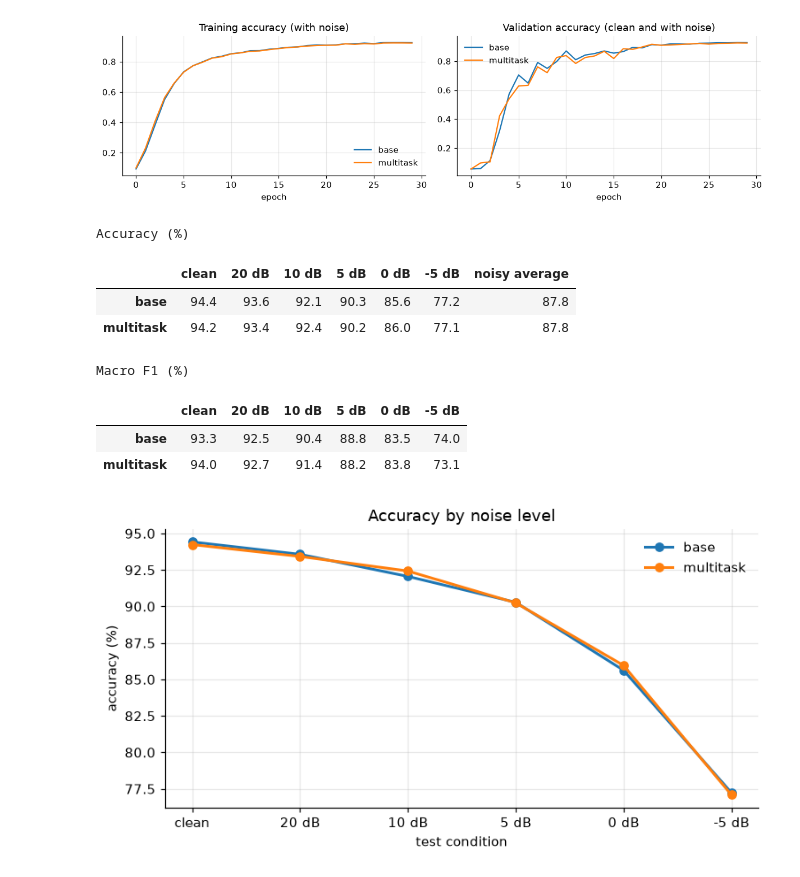
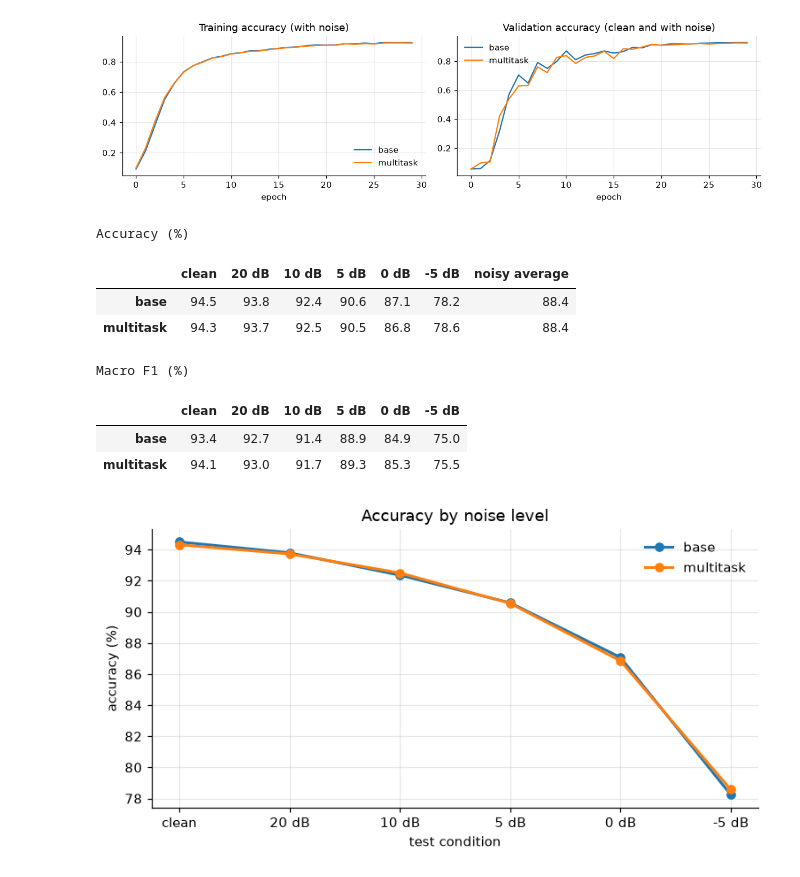
Before and after one commit to Facundo-Barbera/comandos-de-voz-es, a Jupyter notebook: notebooks/02_model_and_results.ipynb, the cells around one changed output. Saved outputs shown, nothing was run; the diff lists cells and outputs as text; code cells hidden in the pictures.

```diff
--- a/notebooks/02_model_and_results.ipynb
+++ b/notebooks/02_model_and_results.ipynb
@@ -62,7 +61,7 @@ logmel = LogMel(name="logmel")
 logmel.adapt(x_train[y_train != SILENCE][:6000])
 
 rng = np.random.default_rng(1)
-one_noise = banks["train"].sample(1, rng)
+one_noise = random_noise(noise["train"], 1, rng)
 fig, axes = plt.subplots(1, 4, figsize=(13, 2.6))
 for ax, snr in zip(axes, [None, 10, 0, -5]):
     audio = x_train[example:example + 1]
@@ -112,27 +114,27 @@ plt.show()
 # %% [output]
 [figure]
 # %%
-x_eval = test_sets(x_test, banks["test"])
+x_eval = test_sets(x_test, noise["test"])
 predictions = {name: {condition: predict_labels(model, audio) for condition, audio in x_eval.items()}
                for name, model in models.items()}
 
 accuracy = accuracy_table(predictions, y_test)
 f1 = pd.DataFrame({name: {condition: f1_score(y_test, labels, average="macro") for condition, labels in by_cond.items()}
                    for name, by_cond in predictions.items()}).T
 
 print("Accuracy (%)")
 display(accuracy.round(1))
 print("Macro F1 (%)")
 display((100 * f1).round(1))
 # %% [output]
 Accuracy (%)
 |  | clean | 20 dB | 10 dB | 5 dB | 0 dB | -5 dB | noisy average |
-| base | 94.4 | 93.6 | 92.1 | 90.3 | 85.6 | 77.2 | 87.8 |
-| multitask | 94.2 | 93.4 | 92.4 | 90.2 | 86.0 | 77.1 | 87.8 |
+| base | 94.5 | 93.8 | 92.4 | 90.6 | 87.1 | 78.2 | 88.4 |
+| multitask | 94.3 | 93.7 | 92.5 | 90.5 | 86.8 | 78.6 | 88.4 |
 Macro F1 (%)
 |  | clean | 20 dB | 10 dB | 5 dB | 0 dB | -5 dB |
-| base | 93.3 | 92.5 | 90.4 | 88.8 | 83.5 | 74.0 |
-| multitask | 94.0 | 92.7 | 91.4 | 88.2 | 83.8 | 73.1 |
+| base | 93.4 | 92.7 | 91.4 | 88.9 | 84.9 | 75.0 |
+| multitask | 94.1 | 93.0 | 91.7 | 89.3 | 85.3 | 75.5 |
 # %%
 plt.figure(figsize=(7, 3.8))
 for name in models:
@@ -145,7 +147,7 @@ plt.legend(frameon=False)
 plt.tight_layout()
 plt.show()
 # %% [output]
-[figure, old version]
+[figure, new version]
 # %%
 best = accuracy["noisy average"].idxmax()
 matrix = confusion_matrix(y_test, predictions[best]["0 dB"], labels=range(N_CLASSES))
```
Also changed, not shown: parts of 6 cells of this notebook, 23 other files.
